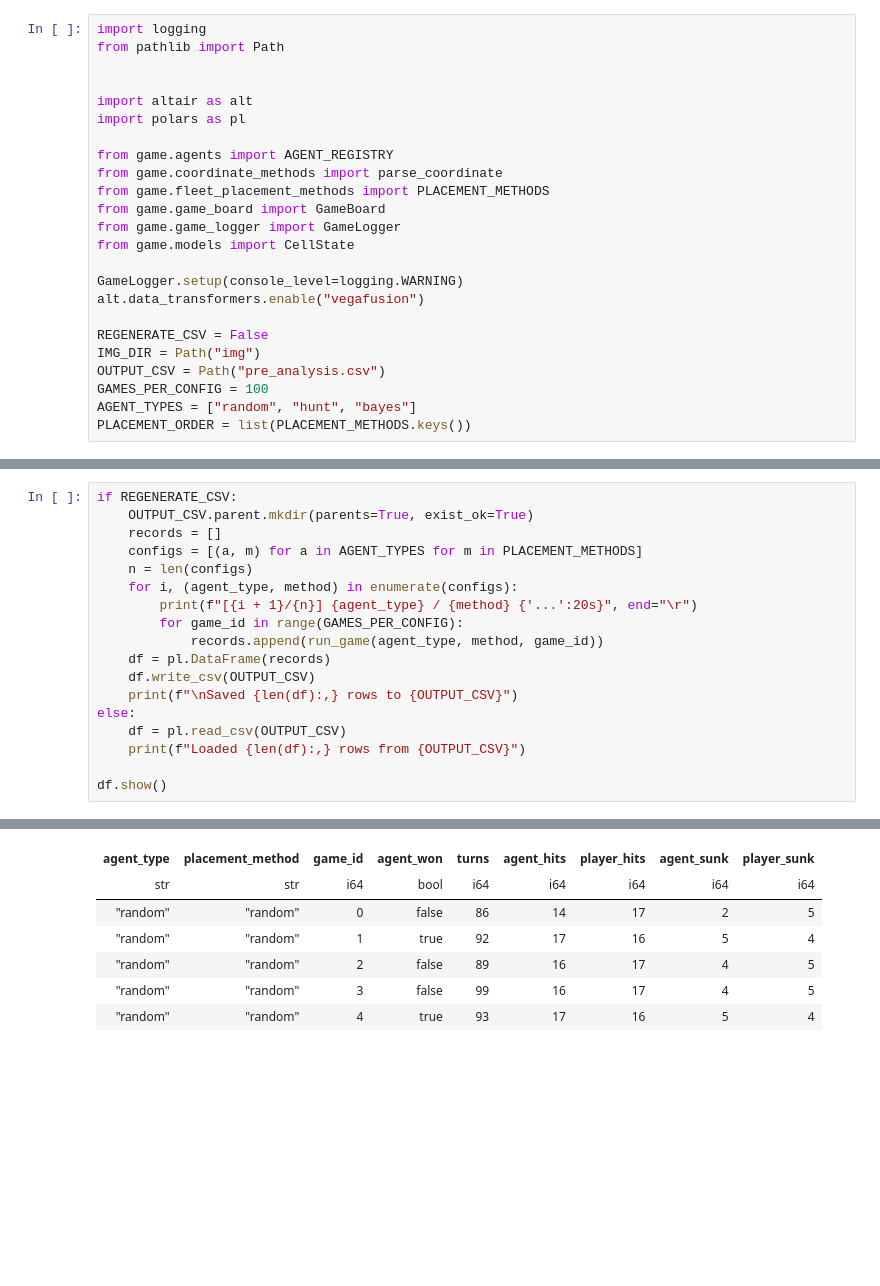
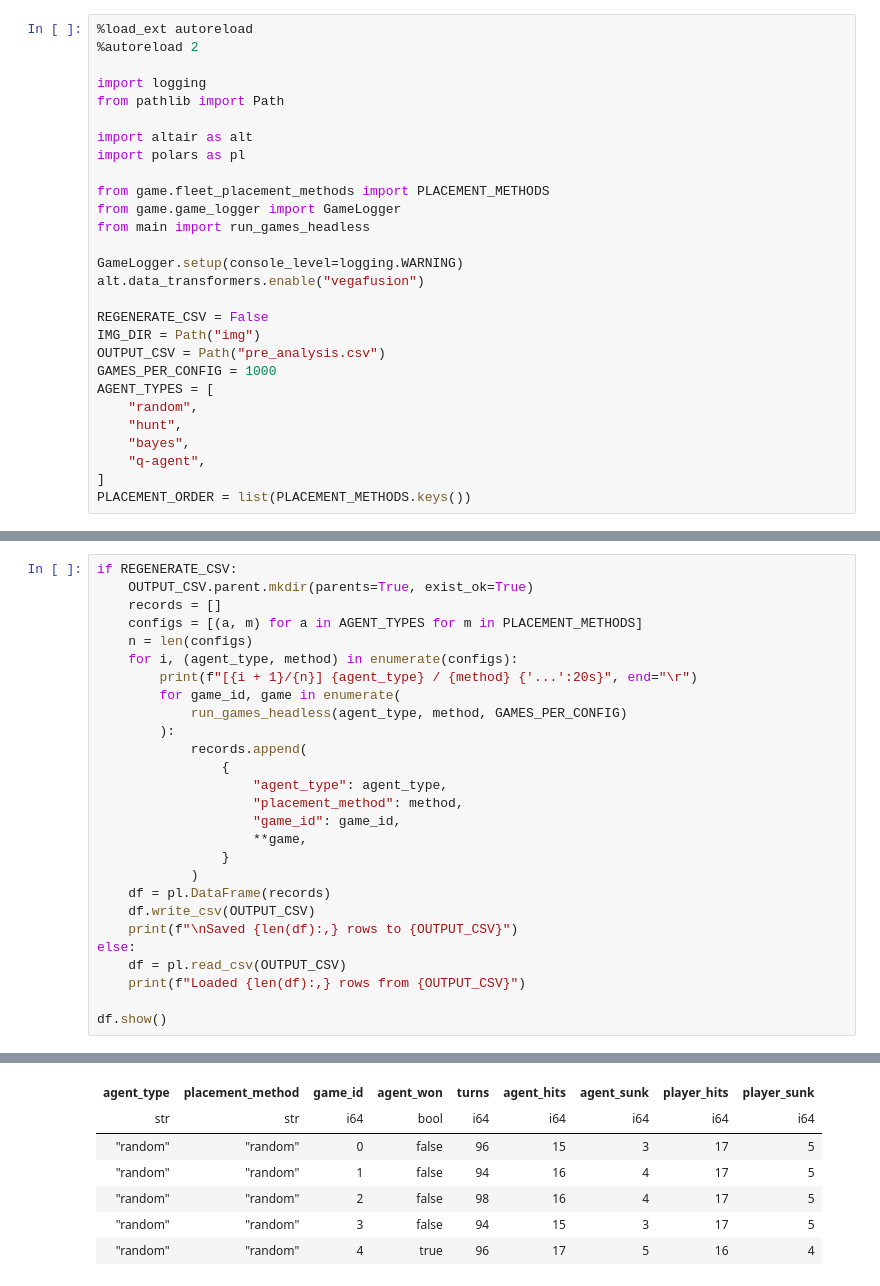
Before and after one commit to HumbleHominid/battleship_rl, a Jupyter notebook: pre_analysis.ipynb, the cells around one changed output, grey strips where cells are left out. Cells and saved outputs as stored; diff of their text form; blank space fills up the shorter version.

```diff
--- a/pre_analysis.ipynb
+++ b/pre_analysis.ipynb
@@ -1,17 +1,16 @@
 # %%
+%load_ext autoreload
+%autoreload 2
+
 import logging
 from pathlib import Path
-
 
 import altair as alt
 import polars as pl
 
-from game.agents import AGENT_REGISTRY
-from game.coordinate_methods import parse_coordinate
 from game.fleet_placement_methods import PLACEMENT_METHODS
-from game.game_board import GameBoard
 from game.game_logger import GameLogger
-from game.models import CellState
+from main import run_games_headless
 
 GameLogger.setup(console_level=logging.WARNING)
 alt.data_transformers.enable("vegafusion")
@@ -19,6 +18,11 @@ alt.data_transformers.enable("vegafusion")
 REGENERATE_CSV = False
 IMG_DIR = Path("img")
 OUTPUT_CSV = Path("pre_analysis.csv")
-GAMES_PER_CONFIG = 100
-AGENT_TYPES = ["random", "hunt", "bayes"]
+GAMES_PER_CONFIG = 1000
+AGENT_TYPES = [
+    "random",
+    "hunt",
+    "bayes",
+    "q-agent",
+]
 PLACEMENT_ORDER = list(PLACEMENT_METHODS.keys())
@@ -111,8 +37,17 @@ if REGENERATE_CSV:
     n = len(configs)
     for i, (agent_type, method) in enumerate(configs):
         print(f"[{i + 1}/{n}] {agent_type} / {method} {'...':20s}", end="\r")
-        for game_id in range(GAMES_PER_CONFIG):
-            records.append(run_game(agent_type, method, game_id))
+        for game_id, game in enumerate(
+            run_games_headless(agent_type, method, GAMES_PER_CONFIG)
+        ):
+            records.append(
+                {
+                    "agent_type": agent_type,
+                    "placement_method": method,
+                    "game_id": game_id,
+                    **game,
+                }
+            )
     df = pl.DataFrame(records)
     df.write_csv(OUTPUT_CSV)
     print(f"\nSaved {len(df):,} rows to {OUTPUT_CSV}")
@@ -126,11 +61,11 @@ Loaded 2,700 rows from pre_analysis.csv
 shape: (5, 9)
-| agent_type | placement_method | game_id | agent_won | turns | agent_hits | player_hits | agent_sunk | player_sunk |
+| agent_type | placement_method | game_id | agent_won | turns | agent_hits | agent_sunk | player_hits | player_sunk |
 | str | str | i64 | bool | i64 | i64 | i64 | i64 | i64 |
-| "random" | "random" | 0 | false | 86 | 14 | 17 | 2 | 5 |
-| "random" | "random" | 1 | true | 92 | 17 | 16 | 5 | 4 |
-| "random" | "random" | 2 | false | 89 | 16 | 17 | 4 | 5 |
-| "random" | "random" | 3 | false | 99 | 16 | 17 | 4 | 5 |
-| "random" | "random" | 4 | true | 93 | 17 | 16 | 5 | 4 |
+| "random" | "random" | 0 | false | 96 | 15 | 3 | 17 | 5 |
+| "random" | "random" | 1 | false | 94 | 16 | 4 | 17 | 5 |
+| "random" | "random" | 2 | false | 98 | 16 | 4 | 17 | 5 |
+| "random" | "random" | 3 | false | 94 | 15 | 3 | 17 | 5 |
+| "random" | "random" | 4 | true | 96 | 17 | 5 | 16 | 4 |
 # %%
 summary = (
     df.group_by(["agent_type", "placement_method"])
```
Also changed, not shown: parts of 7 cells of this notebook, 6 other files.
